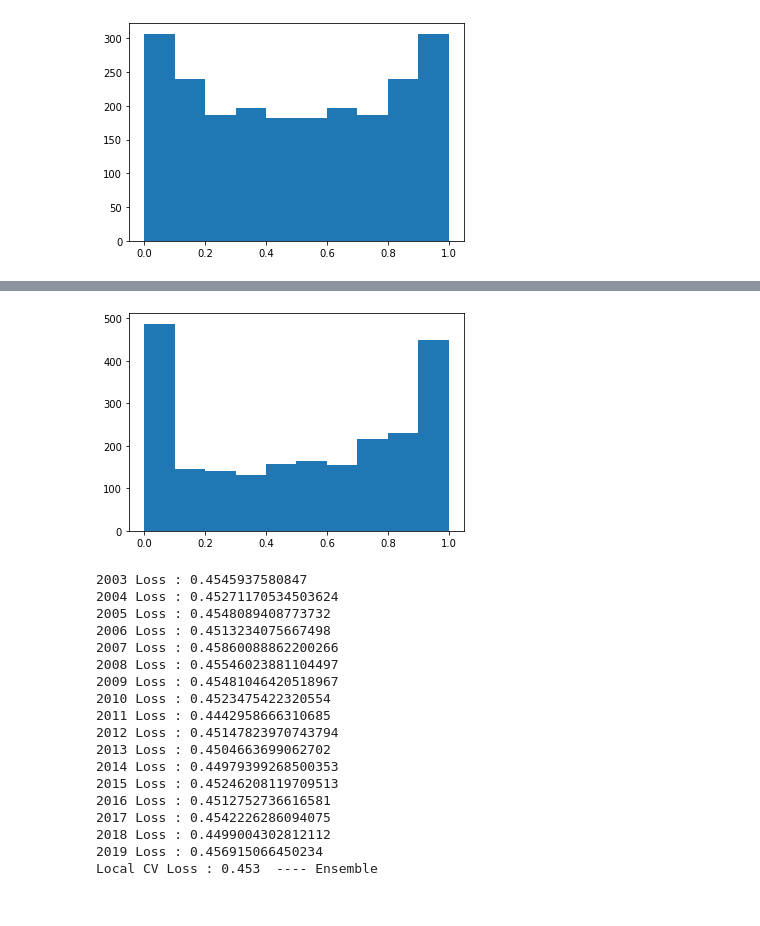
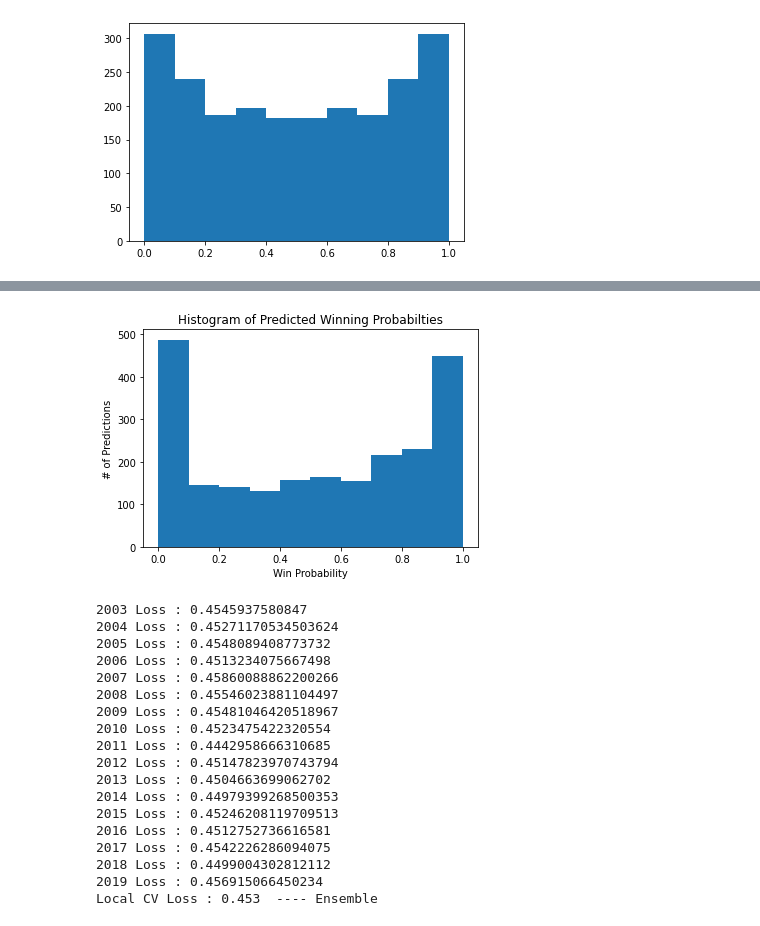
Before and after one commit to MatanFreedman/kaggle-march-madness-2021, a Jupyter notebook: notebooks/0.7-model-building-LR.ipynb, the cells around one changed output, grey strips where cells are left out. Drawn from its saved outputs; the diff is of its cells as text; code cells hidden in the pictures.

```diff
--- a/notebooks/0.7-model-building-LR.ipynb
+++ b/notebooks/0.7-model-building-LR.ipynb
@@ -835,7 +835,10 @@ plt.hist(ens_preds);
-# %%
-plt.hist(all_model_final_preds);
-# %% [output]
-[figure, removed]
+# %%
+plt.hist(all_model_final_preds);
+plt.title("Histogram of Predicted Winning Probabilties")
+plt.ylabel("# of Predictions")
+plt.xlabel("Win Probability");
+# %% [output]
+[figure, added]
 # %%
 train_set['ens_preds'] = ens_preds
 # %%
```
Also changed, not shown: parts of 6 cells of this notebook, 3 other files.
